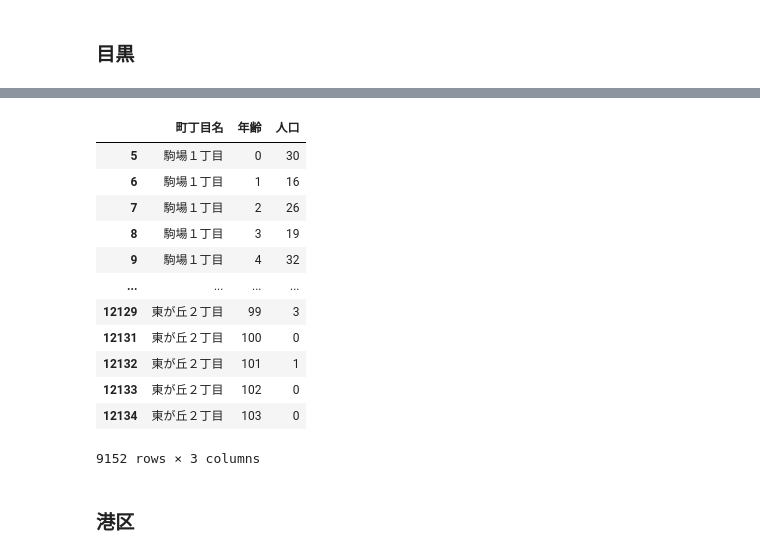
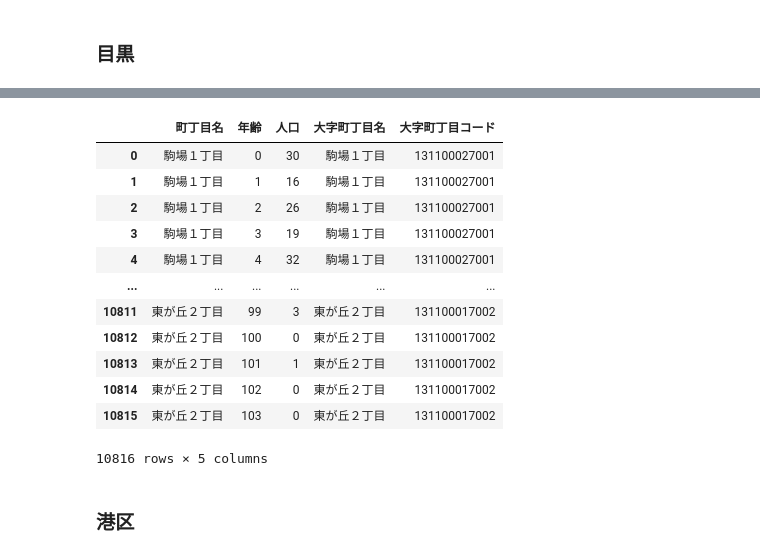
Before and after one commit to MasaoMori/Tokyo_Ward_Assembly_Election, a Jupyter notebook: jupyter/Population_age.ipynb, the cells around one changed output, grey strips where cells are left out. Saved outputs shown, nothing was run; the diff lists cells and outputs as text; code cells hidden in the pictures.

```diff
--- a/jupyter/Population_age.ipynb
+++ b/jupyter/Population_age.ipynb
@@ -11,7 +11,10 @@ prefix = d + '/../data/Ward_Age/'
 
 bin_band =  list(range(0,131,5))
 
-g_code = pd.read_csv(prefix+'東京都人口世帯数_estat.txt', encoding='SHIFT-JIS', dtype={'KEY_CODE':str})
 
-g_code[g_code['HYOSYO']>3]
-g_code=g_code[['KEY_CODE','NAME','CITYNAME']]
+# c
+#g_code = pd.read_csv(prefix+'東京都人口世帯数_estat.txt', encoding='SHIFT-JIS', dtype={'KEY_CODE':str})
+#g_code[g_code['HYOSYO']>3]
+#g_code=g_code[['KEY_CODE','NAME','CITYNAME']]
+
+c_code = pd.read_csv(prefix + '13_2020.csv', encoding='utf-8', dtype={'大字町丁目コード':str})[['大字町丁目名','大字町丁目コード']]
@@ -147,19 +196,19 @@ meg_finedata.to_excel(prefix + dataname + '（目黒）.xlsx', index=False)
 # %%
-meg_finedata
+pd.merge(meg_finedata, c_code, left_on='町丁目名', right_on='大字町丁目名', how='left')
 # %% [output]
-|  | 町丁目名 | 年齢 | 人口 |
-| 5 | 駒場１丁目 | 0 | 30 |
-| 6 | 駒場１丁目 | 1 | 16 |
-| 7 | 駒場１丁目 | 2 | 26 |
-| 8 | 駒場１丁目 | 3 | 19 |
-| 9 | 駒場１丁目 | 4 | 32 |
-| ... | ... | ... | ... |
-| 12129 | 東が丘２丁目 | 99 | 3 |
-| 12131 | 東が丘２丁目 | 100 | 0 |
-| 12132 | 東が丘２丁目 | 101 | 1 |
-| 12133 | 東が丘２丁目 | 102 | 0 |
-| 12134 | 東が丘２丁目 | 103 | 0 |
+|  | 町丁目名 | 年齢 | 人口 | 大字町丁目名 | 大字町丁目コード |
+| 0 | 駒場１丁目 | 0 | 30 | 駒場１丁目 | 131100027001 |
+| 1 | 駒場１丁目 | 1 | 16 | 駒場１丁目 | 131100027001 |
+| 2 | 駒場１丁目 | 2 | 26 | 駒場１丁目 | 131100027001 |
+| 3 | 駒場１丁目 | 3 | 19 | 駒場１丁目 | 131100027001 |
+| 4 | 駒場１丁目 | 4 | 32 | 駒場１丁目 | 131100027001 |
+| ... | ... | ... | ... | ... | ... |
+| 10811 | 東が丘２丁目 | 99 | 3 | 東が丘２丁目 | 131100017002 |
+| 10812 | 東が丘２丁目 | 100 | 0 | 東が丘２丁目 | 131100017002 |
+| 10813 | 東が丘２丁目 | 101 | 1 | 東が丘２丁目 | 131100017002 |
+| 10814 | 東が丘２丁目 | 102 | 0 | 東が丘２丁目 | 131100017002 |
+| 10815 | 東が丘２丁目 | 103 | 0 | 東が丘２丁目 | 131100017002 |
-9152 rows × 3 columns
+10816 rows × 5 columns
 # %% [markdown]
 ### 港区
 # %%
```
Also changed, not shown: parts of 25 cells of this notebook, 13 other files.
